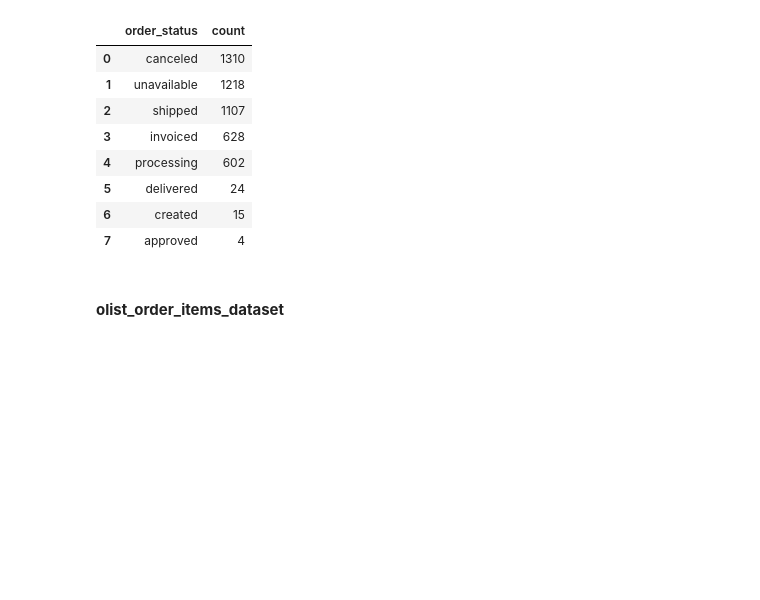
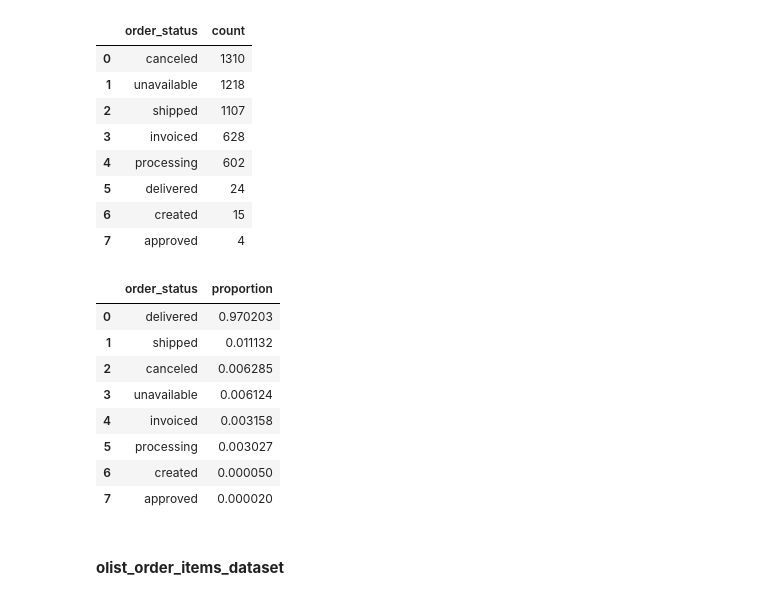
Before and after one commit to aridiawan/ecommerce-analysis, a Jupyter notebook: notebooks/1.0.2-data-preparation.ipynb, the cells around one changed output. Drawn from its saved outputs; the diff is of its cells as text; code cells hidden in the pictures; blank space fills up the shorter version.

```diff
--- a/notebooks/1.0.2-data-preparation.ipynb
+++ b/notebooks/1.0.2-data-preparation.ipynb
@@ -223,6 +223,18 @@ orders[orders.isna().values]["order_status"].value_counts().reset_index()
 | 5 | delivered | 24 |
 | 6 | created | 15 |
 | 7 | approved | 4 |
+# %%
+orders["order_status"].value_counts(normalize=True).reset_index()
+# %% [output]
+|  | order_status | proportion |
+| 0 | delivered | 0.970203 |
+| 1 | shipped | 0.011132 |
+| 2 | canceled | 0.006285 |
+| 3 | unavailable | 0.006124 |
+| 4 | invoiced | 0.003158 |
+| 5 | processing | 0.003027 |
+| 6 | created | 0.000050 |
+| 7 | approved | 0.000020 |
 # %% [markdown]
 #### **olist_order_items_dataset**
 # %%
```
Also changed, not shown: parts of 3 cells of this notebook.
